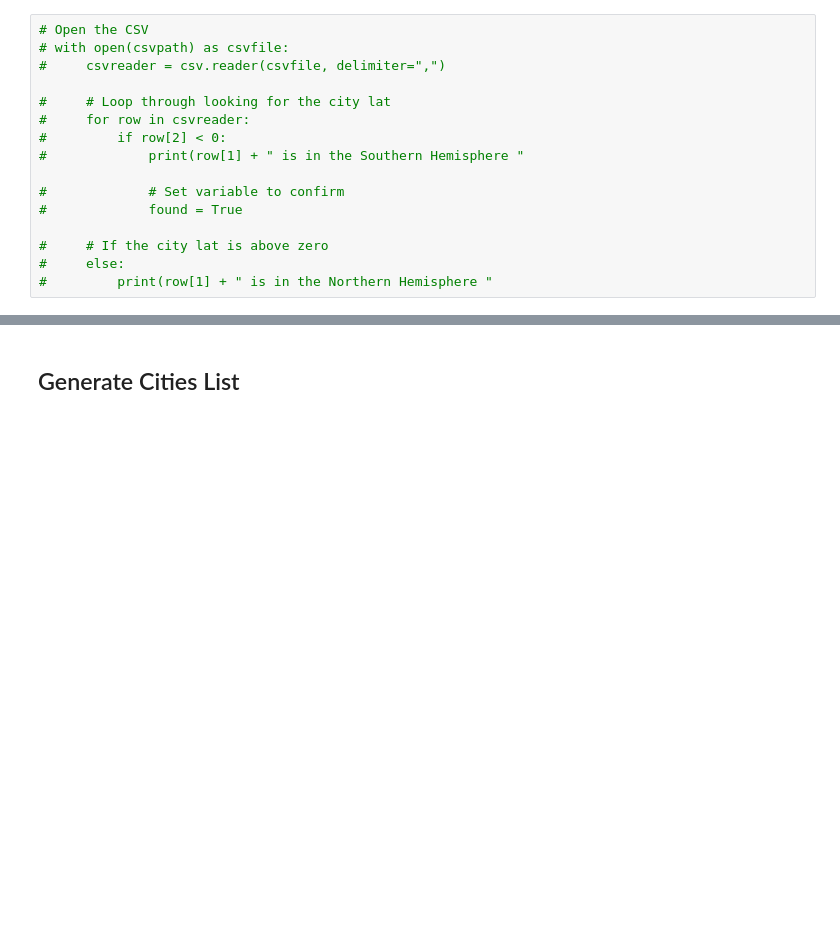
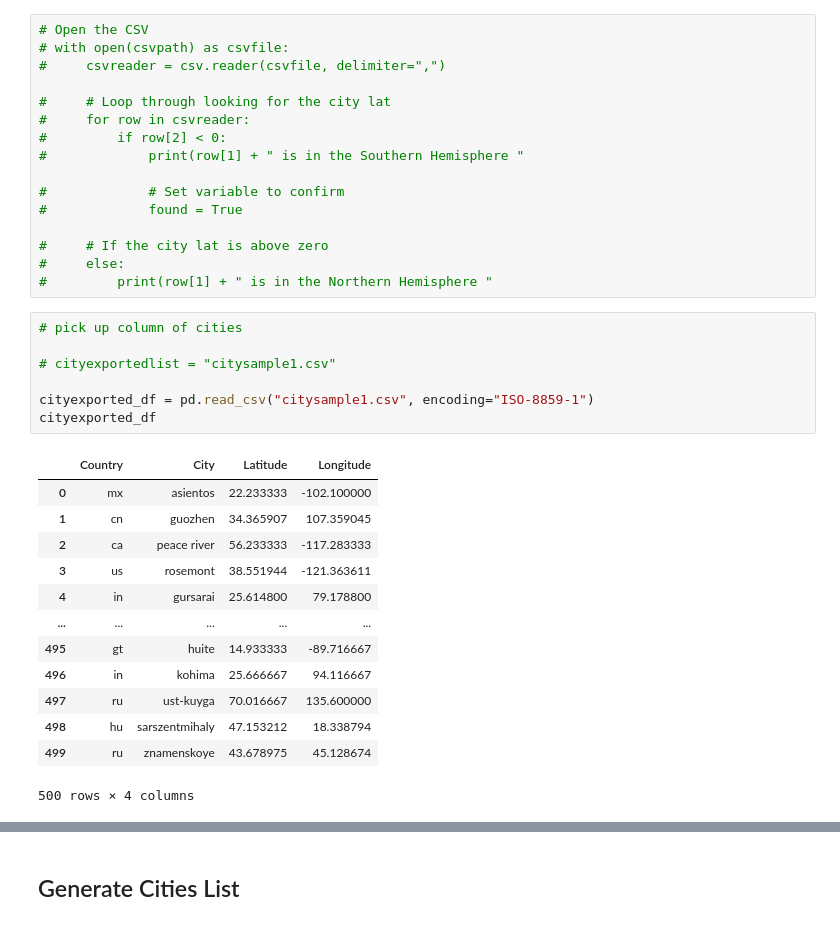
Before and after one commit to lgrayes/python-api-challenge, a Jupyter notebook: starter_code/WeatherPy/WeatherPy.ipynb, the cells around one changed output, grey strips where cells are left out. Drawn from its saved outputs; the diff is of its cells as text; blank space fills up the shorter version.

Commit message:
list of cities
single column of cities only, convert from DF to list

```diff
--- a/starter_code/WeatherPy/WeatherPy.ipynb
+++ b/starter_code/WeatherPy/WeatherPy.ipynb
@@ -203,3 +119,24 @@ citipy/worldcities.csv
 #     # If the city lat is above zero
 #     else:
 #         print(row[1] + " is in the Northern Hemisphere "
+# %%
+# pick up column of cities
+
+# cityexportedlist = "citysample1.csv"
+
+cityexported_df = pd.read_csv("citysample1.csv", encoding="ISO-8859-1")
+cityexported_df
+# %% [output]
+|  | Country | City | Latitude | Longitude |
+| 0 | mx | asientos | 22.233333 | -102.100000 |
+| 1 | cn | guozhen | 34.365907 | 107.359045 |
+| 2 | ca | peace river | 56.233333 | -117.283333 |
+| 3 | us | rosemont | 38.551944 | -121.363611 |
+| 4 | in | gursarai | 25.614800 | 79.178800 |
+| ... | ... | ... | ... | ... |
+| 495 | gt | huite | 14.933333 | -89.716667 |
+| 496 | in | kohima | 25.666667 | 94.116667 |
+| 497 | ru | ust-kuyga | 70.016667 | 135.600000 |
+| 498 | hu | sarszentmihaly | 47.153212 | 18.338794 |
+| 499 | ru | znamenskoye | 43.678975 | 45.128674 |
+500 rows × 4 columns
```
Also changed, not shown: parts of 28 cells of this notebook, 1 other file.
